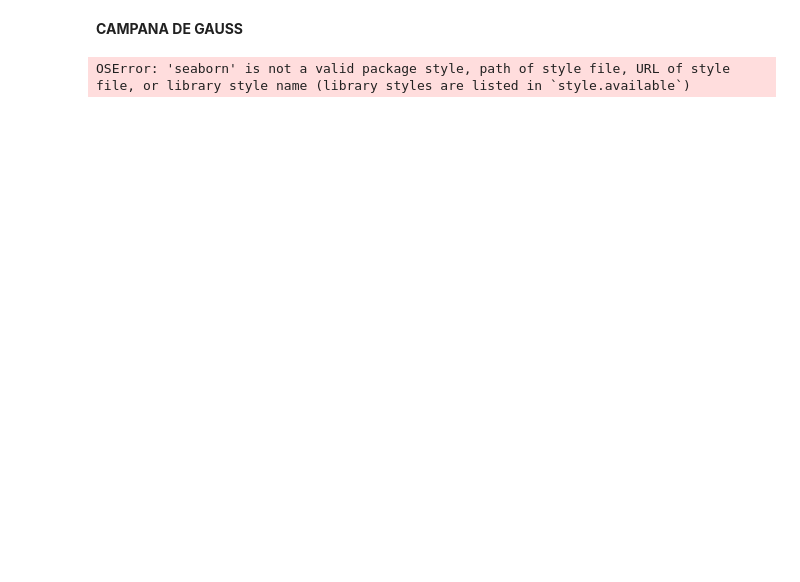
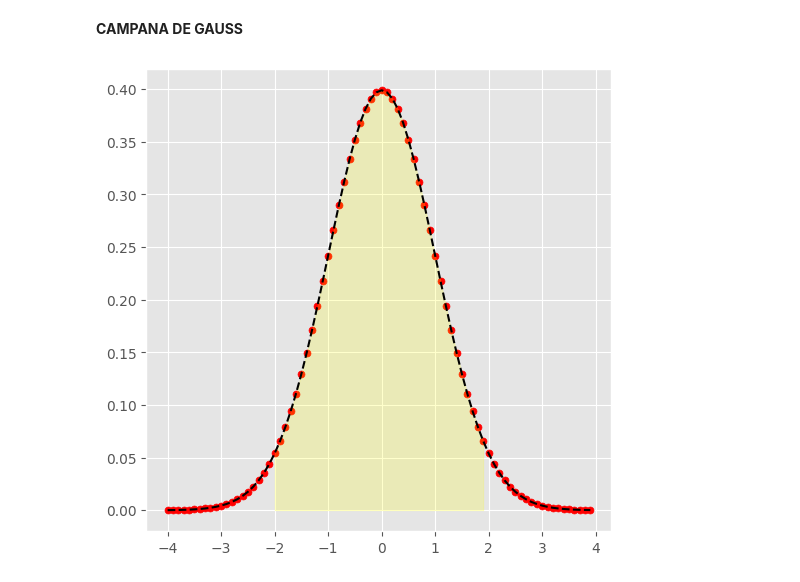
Before and after one commit to Velarionm/ModelosySimulacion, a Jupyter notebook: Practica9.ipynb, the cells around one changed output. Saved outputs shown, nothing was run; the diff lists cells and outputs as text; code cells hidden in the pictures; blank space fills up the shorter version.

```diff
--- a/Practica9.ipynb
+++ b/Practica9.ipynb
@@ -1,35 +1,33 @@
 # %% [markdown]
 **CAMPANA DE GAUSS**
-# %%
-#Importar librerias
-import numpy as np
-import matplotlib.pyplot as plt
-from scipy.stats import norm
-
-#Funcion para calcular la distrib. prob
-def pdf(x):
-    mean=np.mean(x)
-    std=np.std(x)
-    y_out=1/(std*np.sqrt(2*np*pi))*np.exp(-(x-mean)**2/(2*std**2))
-    return y_out
-
-#Generar un arreglo de x
-x=np.arange(-4,4,0.1)
-
-#Generar arreglo de Y, correspondiente a los valores de x,valor centrado en 0,desv. estandar=1
-y=norm.pdf(x,0,1)
-
-#Declarar variables para sombrear el area bajo la curva
-
-x_fill=np.arange(-2,2,0.1)
-y_fill=norm.pdf(x_fill,0,1)
-
-#Grafica
-plt.style.use('seaborn')
-plt.figure(figsize=(6,6))
-plt.plot(x,y,color='black',linestyle='dashed')
-plt.scatter(x,y,marker='o',s=25,color='red')
-plt.filler_between(x_fill,y_fill,0,alpha=0.2,color='yellow')
-plt.show()
-# %% [output]
-OSError: 'seaborn' is not a valid package style, path of style file, URL of style file, or library style name (library styles are listed in `style.available`)
+# %%
+import numpy as np
+import matplotlib.pyplot as plt
+from scipy.stats import norm
+
+# Función para calcular la distribución de probabilidad
+def pdf(x):
+    mean = np.mean(x)
+    std = np.std(x)
+    y_out = 1 / (std * np.sqrt(2 * np.pi)) * np.exp(-(x - mean) ** 2 / (2 * std ** 2))
+    return y_out
+
+# Generar un arreglo de x
+x = np.arange(-4, 4, 0.1)
+
+# Generar arreglo de y, correspondiente a los valores de x, valor centrado en 0, desviación estándar = 1
+y = norm.pdf(x, 0, 1)
+
+# Declarar variables para sombrear el área bajo la curva
+x_fill = np.arange(-2, 2, 0.1)
+y_fill = norm.pdf(x_fill, 0, 1)
+
+# Gráfica
+plt.style.use('ggplot')  # Cambia 'ggplot' por 'seaborn-whitegrid' si prefieres ese estilo
+plt.figure(figsize=(6, 6))
+plt.plot(x, y, color='black', linestyle='dashed')
+plt.scatter(x, y, marker='o', s=25, color='red')
+plt.fill_between(x_fill, y_fill, 0, alpha=0.2, color='yellow')
+plt.show()
+# %% [output]
+[figure, added]
```
